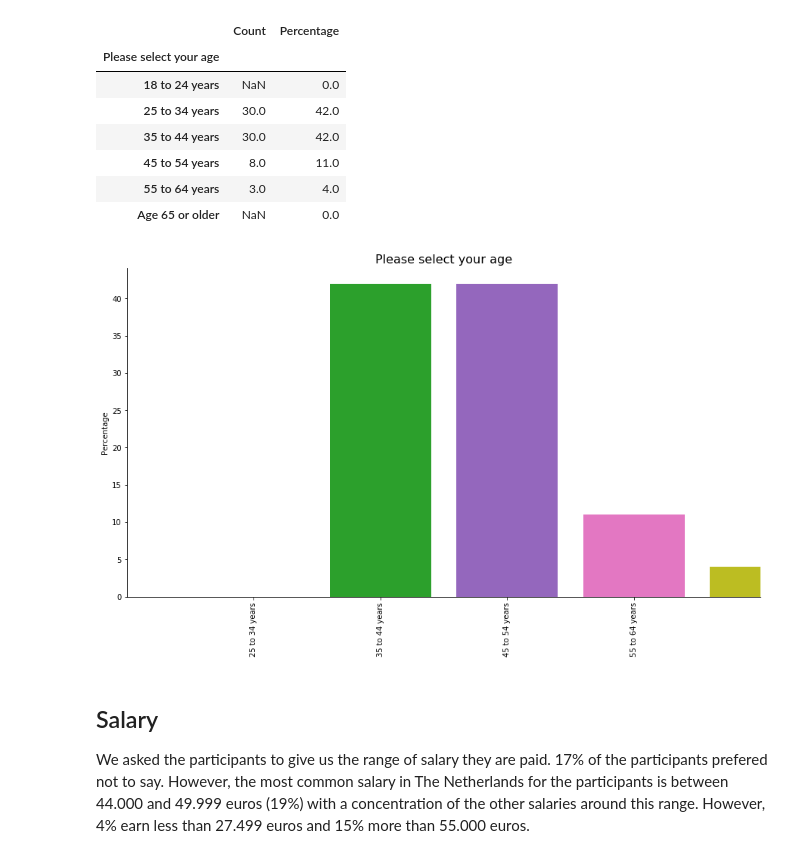
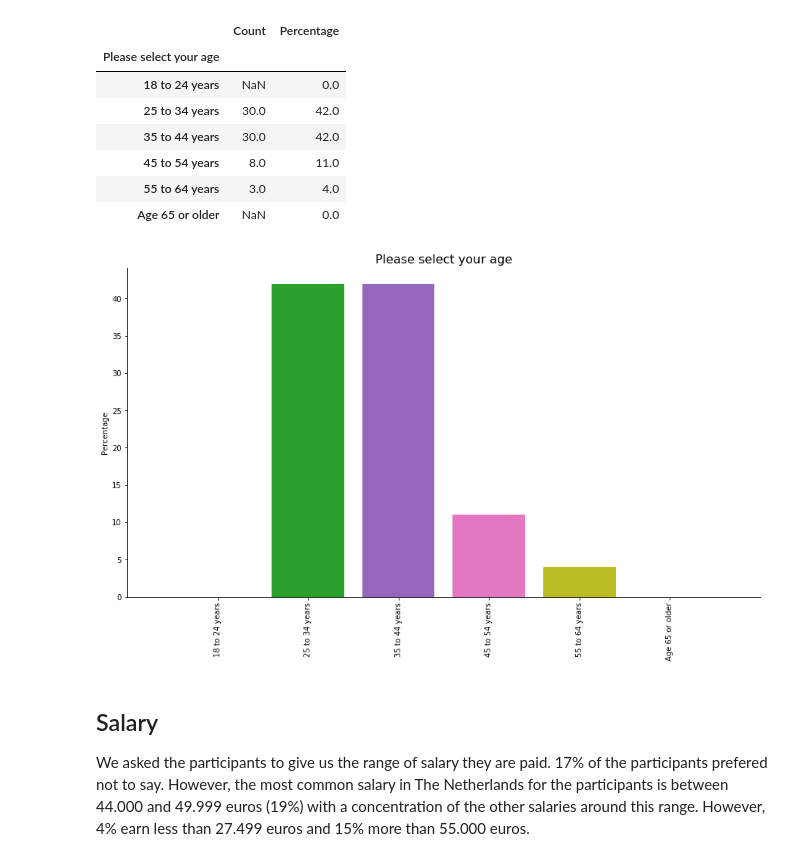
Before and after one commit to softwaresaved/international-survey, a Jupyter notebook: analysis/results_nl_2017_narrative.ipynb, the cells around one changed output. Saved outputs shown, nothing was run; the diff lists cells and outputs as text; code cells hidden in the pictures.

```diff
--- a/analysis/results_nl_2017_narrative.ipynb
+++ b/analysis/results_nl_2017_narrative.ipynb
@@ -101,9 +101,9 @@ display_side_by_side(v_to_count,perc_to_count)
 | 55 to 64 years | 3.0 | 4.0 |
 | Age 65 or older | NaN | 0.0 |
 # %%
-_ = get_plot(perc_to_count, "one choice", dropna=False)
+_ = get_plot(perc_to_count, "likert")
 # %% [output]
-[figure, old version]
+[figure, new version]
 # %% [markdown]
 ## Salary
 
```
Also changed, not shown: parts of 17 cells of this notebook, 36 other files.
